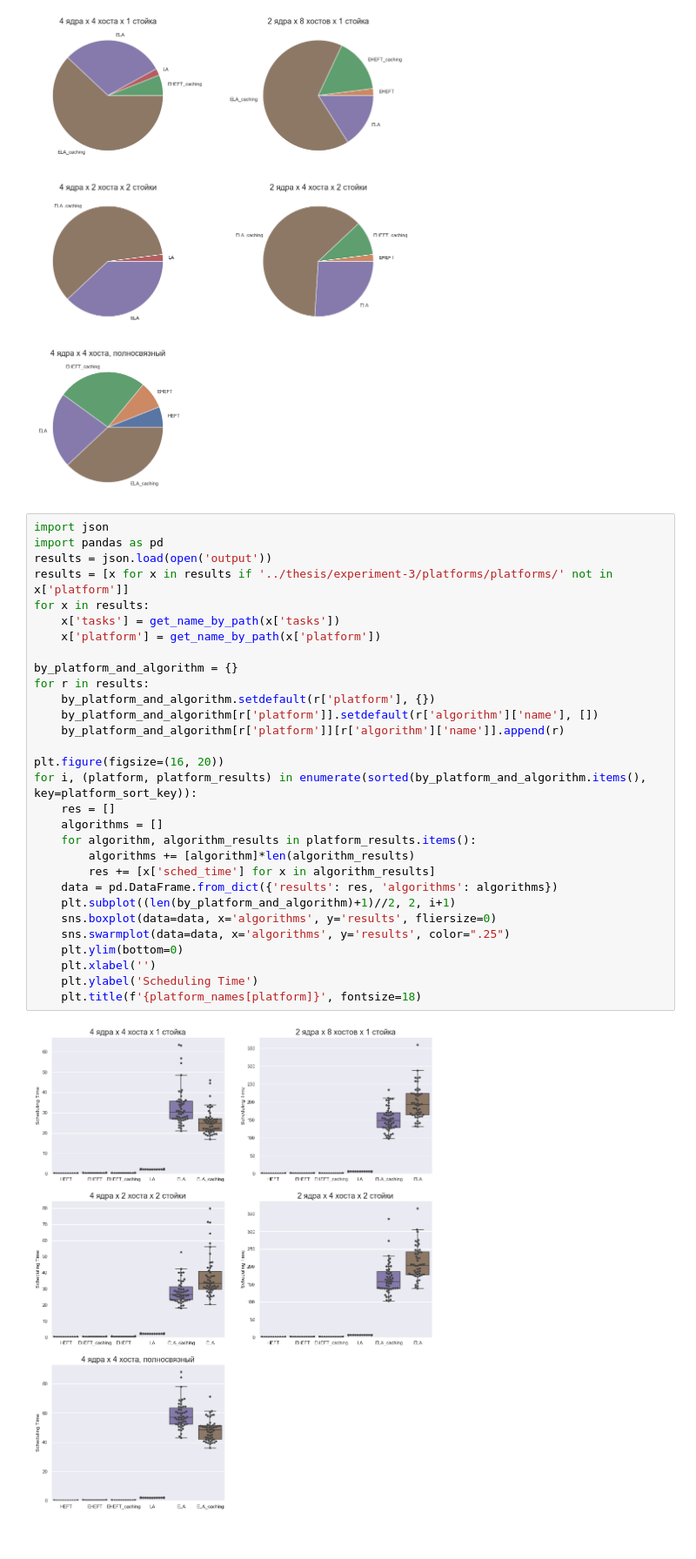
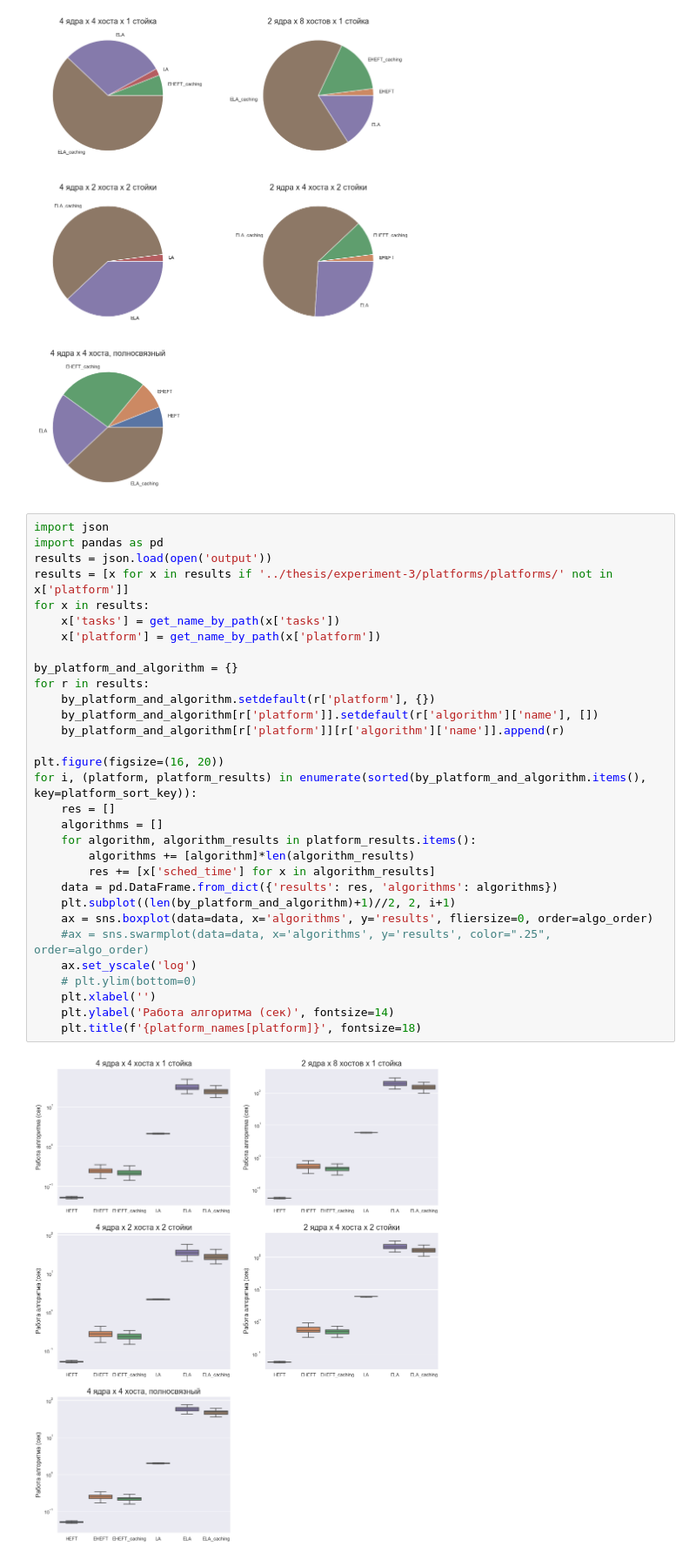
Before and after one commit to PreFX48/thesis, a Jupyter notebook: experiment-5/results/results.ipynb, the cells around one changed output. Shown: that part at 87% size. Saved outputs shown, nothing was run; the diff lists cells and outputs as text.

Commit message:
Use log scale for scheduling time in experiment-5

```diff
--- a/experiment-5/results/results.ipynb
+++ b/experiment-5/results/results.ipynb
@@ -245,32 +245,33 @@ for i, (platform, platform_results) in enumerate(sorted(best_by_platform.items()
 # %%
 import json
 import pandas as pd
 results = json.load(open('output'))
 results = [x for x in results if '../thesis/experiment-3/platforms/platforms/' not in x['platform']]
 for x in results:
     x['tasks'] = get_name_by_path(x['tasks'])
     x['platform'] = get_name_by_path(x['platform'])
 
 by_platform_and_algorithm = {}
 for r in results:
     by_platform_and_algorithm.setdefault(r['platform'], {})
     by_platform_and_algorithm[r['platform']].setdefault(r['algorithm']['name'], [])
     by_platform_and_algorithm[r['platform']][r['algorithm']['name']].append(r)
 
 plt.figure(figsize=(16, 20))
 for i, (platform, platform_results) in enumerate(sorted(by_platform_and_algorithm.items(), key=platform_sort_key)):
     res = []
     algorithms = []
     for algorithm, algorithm_results in platform_results.items():
         algorithms += [algorithm]*len(algorithm_results)
         res += [x['sched_time'] for x in algorithm_results]
     data = pd.DataFrame.from_dict({'results': res, 'algorithms': algorithms})
     plt.subplot((len(by_platform_and_algorithm)+1)//2, 2, i+1)
-    sns.boxplot(data=data, x='algorithms', y='results', fliersize=0)
-    sns.swarmplot(data=data, x='algorithms', y='results', color=".25")
-    plt.ylim(bottom=0)
+    ax = sns.boxplot(data=data, x='algorithms', y='results', fliersize=0, order=algo_order)
+    #ax = sns.swarmplot(data=data, x='algorithms', y='results', color=".25", order=algo_order)
+    ax.set_yscale('log')
+    # plt.ylim(bottom=0)
     plt.xlabel('')
-    plt.ylabel('Scheduling Time')
+    plt.ylabel('Работа алгоритма (сек)', fontsize=14)
     plt.title(f'{platform_names[platform]}', fontsize=18)
 # %% [output]
-[figure, old version]
+[figure, new version]
```
